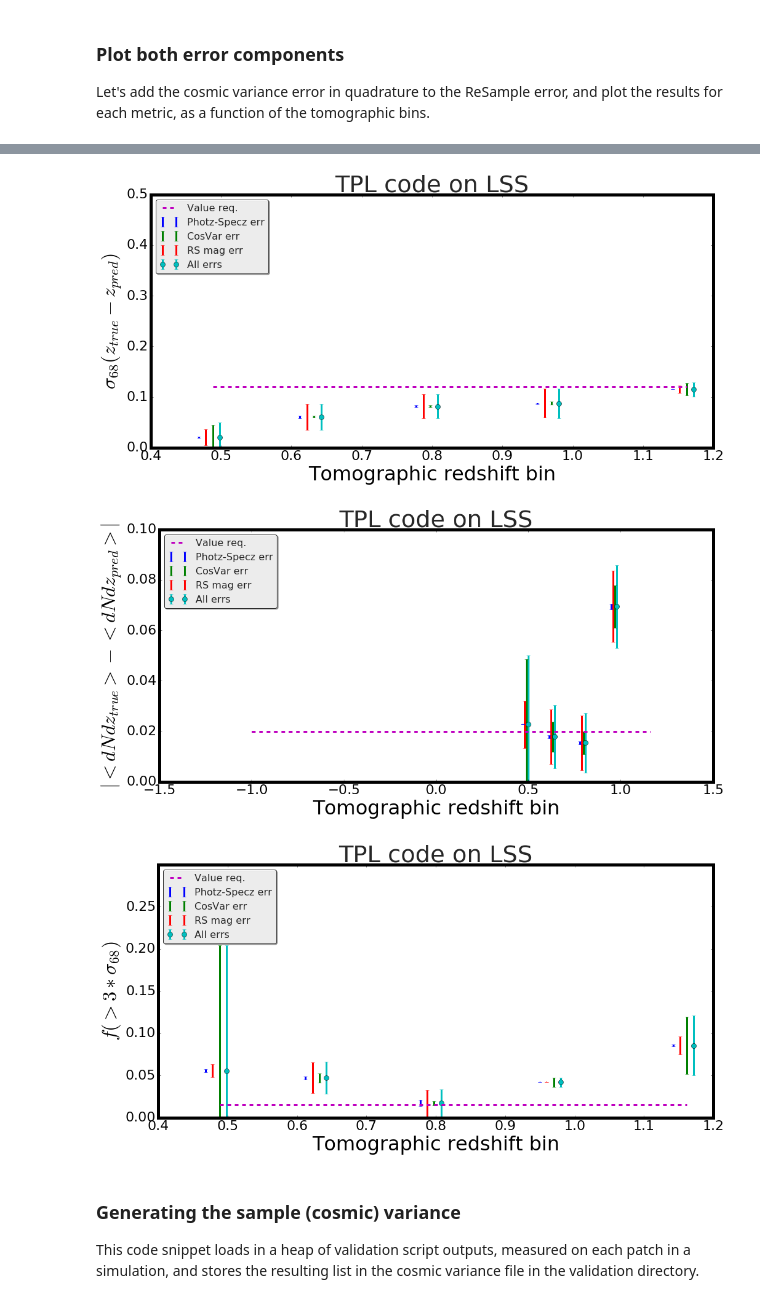
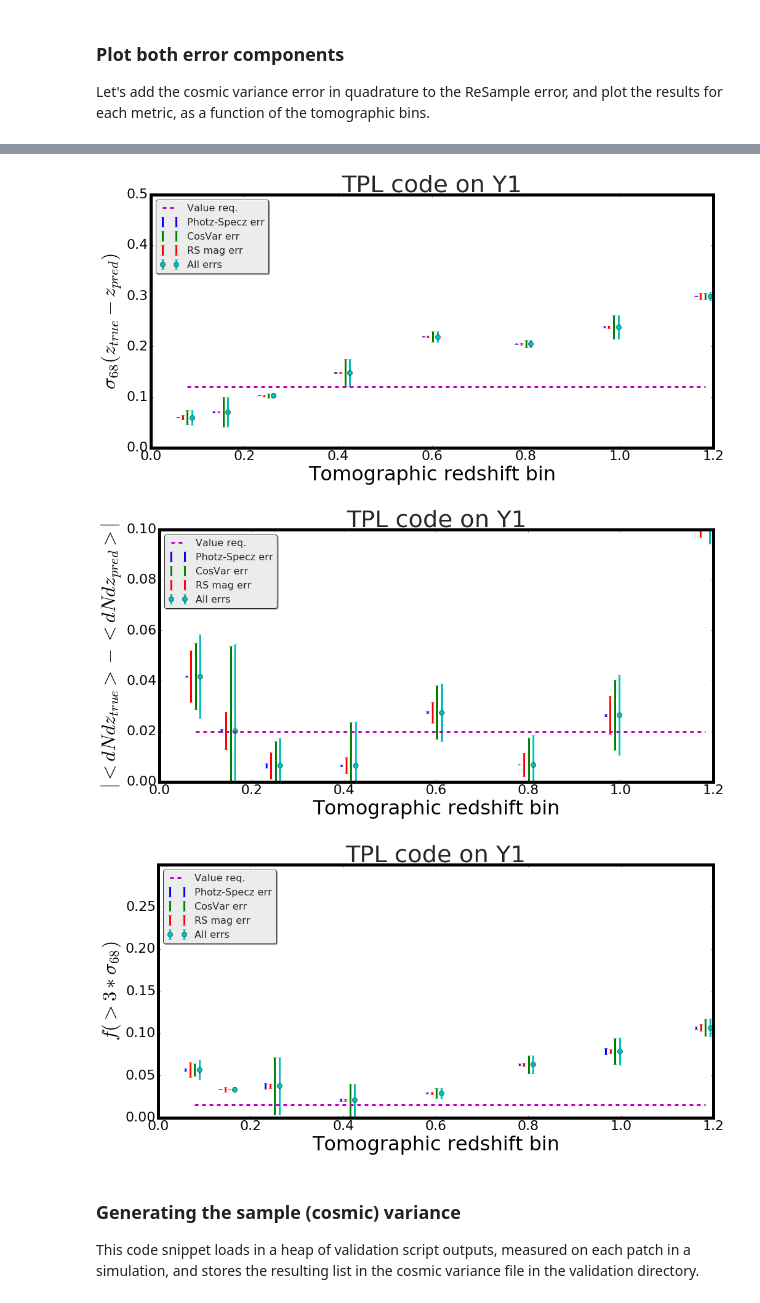
Before and after one commit to DarkEnergySurvey/bpz, a Jupyter notebook: notebook/Validation_metric_values_resampled_data.ipynb, the cells around one changed output, grey strips where cells are left out. Saved outputs shown, nothing was run; the diff lists cells and outputs as text; code cells hidden in the pictures.

Commit message:
error referencing minor error

```diff
--- a/notebook/Validation_metric_values_resampled_data.ipynb
+++ b/notebook/Validation_metric_values_resampled_data.ipynb
@@ -16,8 +16,9 @@ import bh_photo_z_validation as pval
 path = '/Users/hoyleb/Documents/python/modules/photoz-wg/validation/'
 
 #['point_LSS_MLv2.p.bz2', 'point_LSS_TPLv2.p.bz2', 'point_WL_MLv2.p.bz2','point_WL_TPLv2.p.bz2']
+#'point_Y1_MLv2.p.bz2','point_Y1_TPLv2.p.bz2']
 
-path_to_pickle_output_file = path + 'point_LSS_TPLv2.p.bz2'
+path_to_pickle_output_file = path + 'point_Y1_TPLv2.p.bz2'
 
 path_to_cos_var_pickle_file = path + 'cosmic_variance_data/cosvariance_cosmos_z_metrics.p.bz2'
 # %%
@@ -198,8 +199,8 @@ for m in metric_res:
     err = np.sqrt(errRS**2 + errCV**2 + errNonSpecZ**2) #add in quadrature
     y = [metric_res[m]['BINS'][j][0] for j in z]
     plt.errorbar(np.array(z)-0.02, y, yerr=errNonSpecZ, fmt=',', markersize=str(Ms), elinewidth=lw,label='Photz-Specz err')
-    plt.errorbar(np.array(z), y, yerr=errRS, fmt=',',markersize=str(Ms), elinewidth=lw, label='CosVar err')
-    plt.errorbar(np.array(z)-0.01, y, yerr=errCV, fmt=',', markersize=str(Ms), elinewidth=lw,label='RS mag err')
+    plt.errorbar(np.array(z), y, yerr=errCV , fmt=',',markersize=str(Ms), elinewidth=lw, label='CosVar err')
+    plt.errorbar(np.array(z)-0.01, y, yerr=errRS, fmt=',', markersize=str(Ms), elinewidth=lw,label='RS mag err')
     plt.errorbar(np.array(z)+0.01, y, yerr=err, fmt='o',markersize=str(Ms), elinewidth=lw, label='All errs')
 
     #get requirements:
@@ -216,7 +217,7 @@ for m in metric_res:
     plt.ylabel(metric_latex[m])
     plt.legend(loc=2)
     plt.tight_layout()
-    plt.savefig(code + sample + m + '.pdf')
+    plt.savefig('ALH' + code + sample + m + '.pdf')
 
 
     print ('metric: | {:}'.format(m))
@@ -226,5 +227,5 @@ for m in metric_res:
     photSpecErr = np.abs(sample_var_cosz[m]['VALUES'] - sample_var_truez[m]['VALUES'])
     err = np.sqrt(rsErr**2 + cosVarErr**2 + photSpecErr**2)
     print ('Mean & ReSamp Err & SampVar Err & PhotSpec Err & Combined Err \\\\')
-    print ('{:0.4f} & {:0.4f} & {:0.4f} & {:0.4f} $ {:0.4f} \\\\ '.format(mean, rsErr, cosVarErr, photSpecErr, err))
+    print ('{:0.4f} \pm \\bf {:0.4f}  ( {:0.1e} \pm {:0.1e} \pm {:0.1e}) \\\\ '.format(mean,err, rsErr, cosVarErr, photSpecErr))
 # %% [output]
@@ -253,6 +254,6 @@ Mean & ReSamp Err & SampVar Err & PhotSpec Err & Combined Err \\
-[figure, old version]
+[figure, new version]
-[figure, old version]
+[figure, new version]
-[figure, old version]
+[figure, new version]
 # %% [markdown]
 <h3>Generating the sample (cosmic) variance</h3>
 
```
Also changed, not shown: parts of 3 cells of this notebook.
